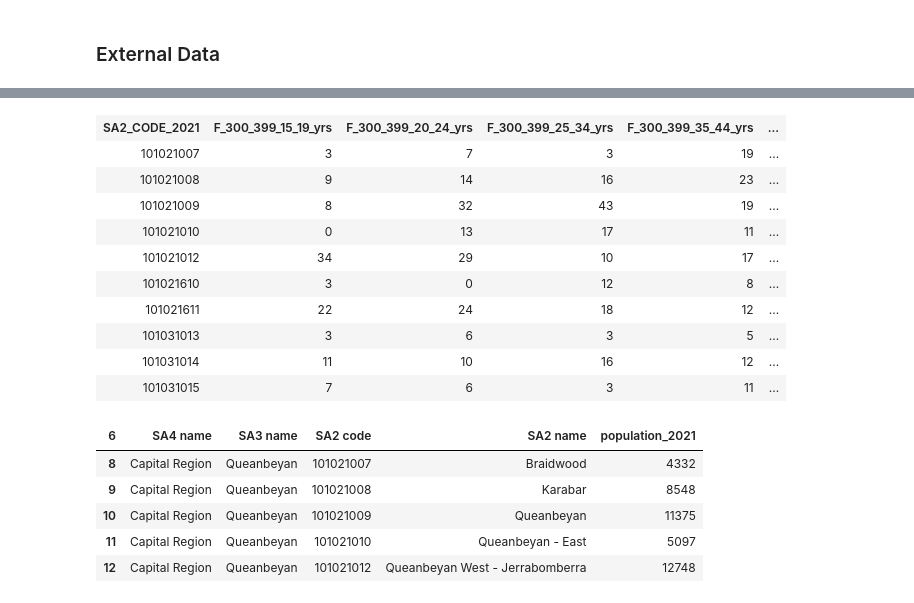
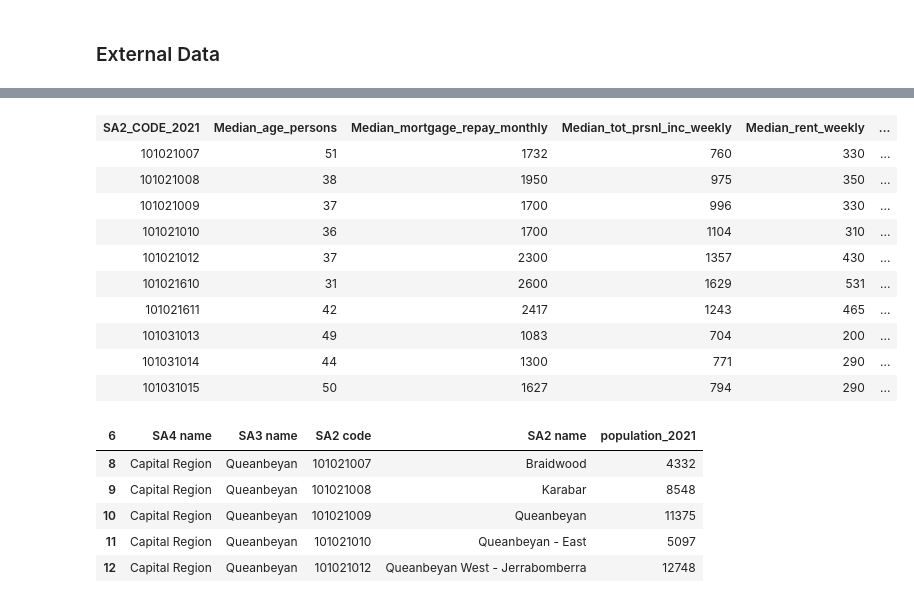
Before and after one commit to jameslafontaine/unimelb-mast30034-industry-project, a Jupyter notebook: notebooks/preprocessing/ETL.ipynb, the cells around one changed output, grey strips where cells are left out. Cells and saved outputs as stored; diff of their text form; code cells hidden in the pictures.

Commit message:
Added census medians and averages, added uncleaned data for null and missing value analysis

```diff
--- a/notebooks/preprocessing/ETL.ipynb
+++ b/notebooks/preprocessing/ETL.ipynb
@@ -210,7 +295,7 @@ root
 # %%
 # 2021 census data CSVs
 
-path = '../data/externaldataset/2021 Census GCP Statistical Area 2 for AUS/*'
+path = '../../data/externaldataset/2021 Census GCP Statistical Area 2 for AUS/2021Census_G02_AUST_SA2.csv'
 sa2_census = spark.read.csv(path, header=True)
 
 sa2_census.limit(10)
@@ -219,14 +303,14 @@ sa2_census.limit(10)
-| SA2_CODE_2021 | F_300_399_15_19_yrs | F_300_399_20_24_yrs | F_300_399_25_34_yrs | F_300_399_35_44_yrs | ... |
-| 101021007 | 3 | 7 | 3 | 19 | ... |
-| 101021008 | 9 | 14 | 16 | 23 | ... |
-| 101021009 | 8 | 32 | 43 | 19 | ... |
-| 101021010 | 0 | 13 | 17 | 11 | ... |
-| 101021012 | 34 | 29 | 10 | 17 | ... |
-| 101021610 | 3 | 0 | 12 | 8 | ... |
-| 101021611 | 22 | 24 | 18 | 12 | ... |
-| 101031013 | 3 | 6 | 3 | 5 | ... |
-| 101031014 | 11 | 10 | 16 | 12 | ... |
-| 101031015 | 7 | 6 | 3 | 11 | ... |
+| SA2_CODE_2021 | Median_age_persons | Median_mortgage_repay_monthly | Median_tot_prsnl_inc_weekly | Median_rent_weekly | ... |
+| 101021007 | 51 | 1732 | 760 | 330 | ... |
+| 101021008 | 38 | 1950 | 975 | 350 | ... |
+| 101021009 | 37 | 1700 | 996 | 330 | ... |
+| 101021010 | 36 | 1700 | 1104 | 310 | ... |
+| 101021012 | 37 | 2300 | 1357 | 430 | ... |
+| 101021610 | 31 | 2600 | 1629 | 531 | ... |
+| 101021611 | 42 | 2417 | 1243 | 465 | ... |
+| 101031013 | 49 | 1083 | 704 | 200 | ... |
+| 101031014 | 44 | 1300 | 771 | 290 | ... |
+| 101031015 | 50 | 1627 | 794 | 290 | ... |
 # %%
 ###############################################################################################################################################################################################
 # %%
```
Also changed, not shown: parts of 32 cells of this notebook, 2 other files.
